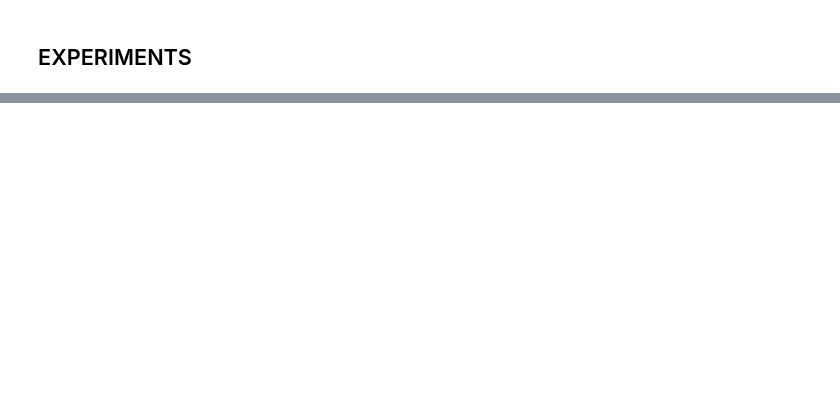
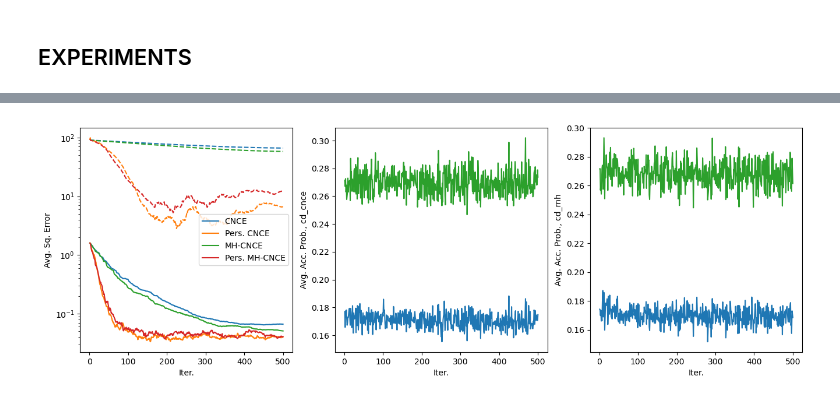
Before and after one commit to jackonelli/nce_cd_cis, a Jupyter notebook: nbs/cnce_acceptance_prob_exp.ipynb, the cells around one changed output, grey strips where cells are left out. Drawn from its saved outputs; the diff is of its cells as text; code cells hidden in the pictures; blank space fills up the shorter version.

Commit message:
Adding P-CNCE + MH

```diff
--- a/nbs/cnce_acceptance_prob_exp.ipynb
+++ b/nbs/cnce_acceptance_prob_exp.ipynb
@@ -34,7 +39,7 @@ num_dims = 5
 # Experiments specs
 num_samples = 200
 num_neg_samples = [5]
-reps = 200
+reps = 100
 
 # Training specs
 batch_size = 20
@@ -80,7 +85,16 @@ config_pers_cnce_batch = {
     "calc_acc_prob": True
 }
 
-configs = [config_cnce, config_pers_cnce_batch, config_cd_mh]
+config_pers_mh_cnce_batch = {
+    "criterion": PersistentMHCnceCritBatch,
+    "label": "pers_mh_cnce",
+    "estimate_part_fn": False,
+    "conditional_noise_distr": True,
+    "mcmc_steps": None,
+    "calc_acc_prob": True
+}
+
+configs = [config_cnce, config_pers_cnce_batch, config_cd_mh, config_pers_mh_cnce_batch]
 # %%
 def get_simple_cnce_noise_distr_par(y):
     epsilon = torch.std(y, dim=-1).mean()
@@ -92,7 +106,7 @@ def get_simple_cnce_noise_distr_par(y):
 # Data saved over reps
 error_res = np.zeros((len(num_neg_samples), len(configs), int(np.ceil(num_samples / batch_size) * num_epochs), reps))
 acc_prob_res = np.zeros((len(num_neg_samples), len(configs), 2, int(np.ceil(num_samples / batch_size) * num_epochs), reps))
-
+acc_prob_res_pers = np.zeros((len(num_neg_samples), len(configs), 2, int(np.ceil(num_samples / batch_size) * num_epochs), reps))
 
 for i, J in enumerate(num_neg_samples):
     for rep in range(reps):
@@ -142,7 +156,10 @@ for i, J in enumerate(num_neg_samples):
             if config["calc_acc_prob"]:
                 acc_prob_res[i, j, 0, :, rep] = np.load(save_dir_pre + "_" + "cd_cnce" + "_acc_prob.npy").mean(axis=0)
                 acc_prob_res[i, j, 1, :, rep] = np.load(save_dir_pre + "_" + "cd_mh" + "_acc_prob.npy").mean(axis=0)
+                acc_prob_res_pers[i, j, 0, :, rep] = np.load(save_dir_pre + "_" + "cd_cnce" + "_acc_prob.npy").mean(axis=0)
+                acc_prob_res_pers[i, j, 1, :, rep] = np.load(save_dir_pre + "_" + "cd_mh" + "_acc_prob.npy").mean(axis=0)
 
 # Save res
-np.save("res/final_param_error_cnce_acceptance_prob_exp_w_pers_num_samples_" + str(num_samples) + "_test", error_res)
-np.save("res/final_acc_prob_cnce_acceptance_prob_exp_w_pers_num_samples_" + str(num_samples) + "_test", acc_prob_res)
+np.save("res/final_param_error_cnce_exp_w_pers_num_samples_" + str(num_samples) + "_test", error_res)
+np.save("res/final_acc_prob_cnce_exp_w_pers_num_samples_" + str(num_samples) + "_test", acc_prob_res)
+np.save("res/final_acc_prob_pers_cnce_exp_w_pers_num_samples_" + str(num_samples) + "_test", acc_prob_res_pers)
@@ -150,10 +185,11 @@ np.save("res/final_acc_prob_cnce_acceptance_prob_exp_w_pers_num_samples_" + str(
 # Visualise results
 num_samples = 200
 
-error_res = np.load("res/final_param_error_cnce_acceptance_prob_exp_w_pers_num_samples_" + str(num_samples) + "_test" + ".npy")
-acc_prob_res = np.load("res/final_acc_prob_cnce_acceptance_prob_exp_w_pers_num_samples_" + str(num_samples) + "_test" + ".npy")
-
-colors = ['C0', 'C1', 'C2']
+#error_res = np.load("res/final_param_error_cnce_acceptance_prob_exp_w_pers_num_samples_" + str(num_samples) + "_test" + ".npy")
+#acc_prob_res = np.load("res/final_acc_prob_cnce_acceptance_prob_exp_w_pers_num_samples_" + str(num_samples) + "_test" + ".npy")
+error_res = np.load("res/final_param_error_cnce_exp_w_pers_num_samples_" + str(num_samples) + "_test.npy")
+acc_prob_res = np.load("res/final_acc_prob_pers_cnce_exp_w_pers_num_samples_" + str(num_samples) + "_test.npy")
+colors = ['C0', 'C1', 'C2', 'C3']
 assert len(colors) >= len(configs), "Need one colour for each method"
 
 def get_statistics(data):
@@ -181,7 +217,7 @@ if num_samples == 1000:
     x = skip_list_item(x, 5)
 
 
-labels = ['CNCE', 'Pers. CNCE', 'MH-CNCE']
+labels = ['CNCE', 'Pers. CNCE', 'MH-CNCE', 'Pers. MH-CNCE']
 for i, J in enumerate(num_neg_samples):
     fig, ax = plt.subplots(1, 3, figsize=(16, 5))
     for j, config in enumerate(configs):
@@ -225,30 +261,32 @@ for i, J in enumerate(num_neg_samples):
             ax[0].plot(x, err_upper_quartile, '--', color=colors[j])
 
 
             cnce_median, cnce_upper_quartile, cnce_lower_quartile = get_statistics(cnce_data)
             mh_cnce_median, mh_cnce_upper_quartile, mh_cnce_lower_quartile = get_statistics(mh_cnce_data)
 
 
             if j == 0:
                 ax[1].plot(x, cnce_median, color=colors[0], label="CNCE")
                 ax[1].plot(x, mh_cnce_median, color=colors[2], label="MH-CNCE")
                 ax[1].set_xlabel("Iter.")
                 ax[1].set_ylabel("Avg. Acc. Prob., " + config["label"])
             elif j == 2:
                 ax[2].plot(x, cnce_median, color=colors[0], label="CNCE")
                 ax[2].plot(x, mh_cnce_median, color=colors[2], label="MH-CNCE")
                 ax[2].set_xlabel("Iter.")
                 ax[2].set_ylabel("Avg. Acc. Prob., " + config["label"])
 
 
     ax[0].legend()
 
     if plot_all:
          tikzplotlib.save("res/cnce_acc_prob_res_num_samples_" + str(num_samples) + "_num_neg_samples_" + str(J) + "_all.tex")
     else:
         ax[0].set_xlabel("Iter.")
         ax[0].set_ylabel("Avg. Sq. Error")
 
         tikzplotlib.save("res/cnce_acc_prob_res_num_samples_" + str(num_samples) + "_num_neg_samples_" + str(J) + ".tex")
 
     plt.show()
+# %% [output]
+[figure, added]
```
Also changed, not shown: parts of 2 cells of this notebook, 3 other files.
